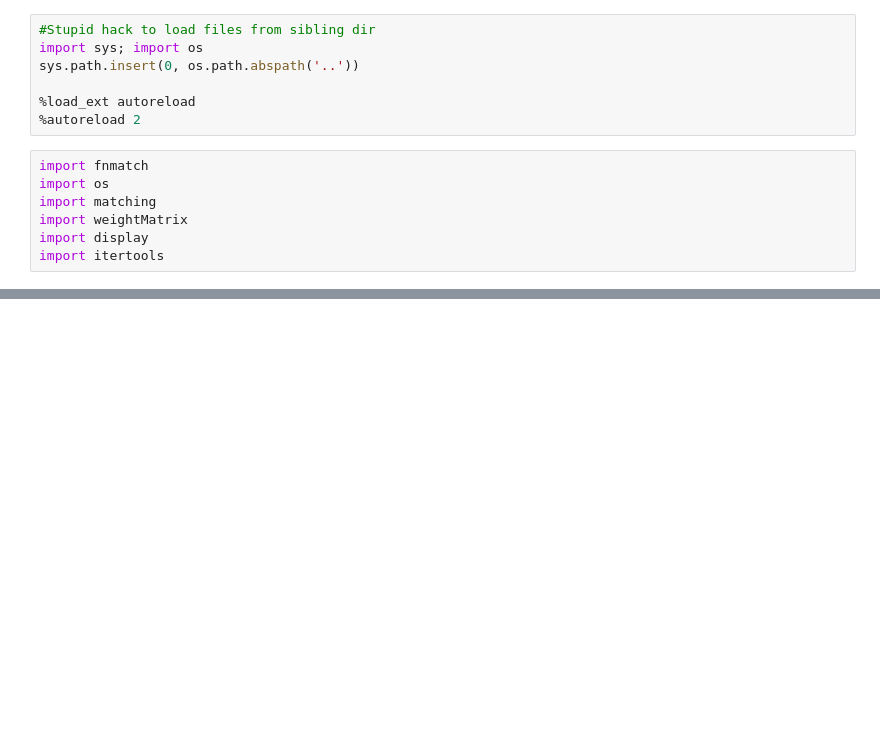
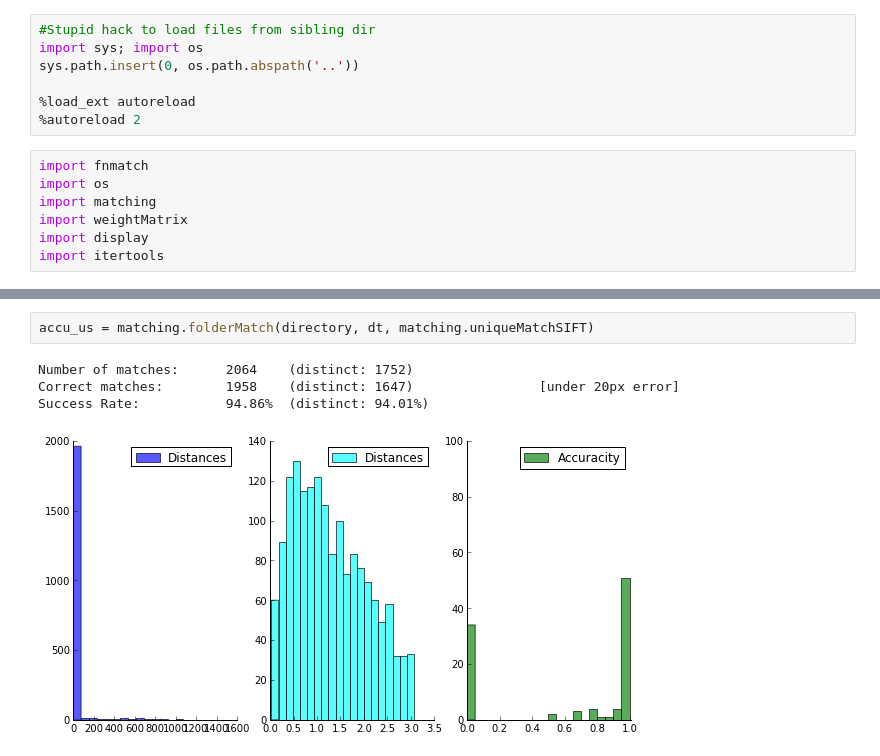
Before and after one commit to arnfred/Mirror-Match, a Jupyter notebook: code/cluster-match/Test Graffiti.ipynb, the cells around one changed output, grey strips where cells are left out. Drawn from its saved outputs; the diff is of its cells as text; blank space fills up the shorter version.

```diff
--- a/code/cluster-match/Test Graffiti.ipynb
+++ b/code/cluster-match/Test Graffiti.ipynb
@@ -191,0 +25,7 @@ Ratio of removed matches that were errors: 0.34
+# %%
+accu_us = matching.folderMatch(directory, dt, matching.uniqueMatchSIFT)
+# %% [output]
+Number of matches:      2064    (distinct: 1752)
+Correct matches:        1958    (distinct: 1647)                [under 20px error]
+Success Rate:           94.86%  (distinct: 94.01%)
+[figure, added]
```
Also changed, not shown: parts of 21 cells of this notebook, 5 other files.
